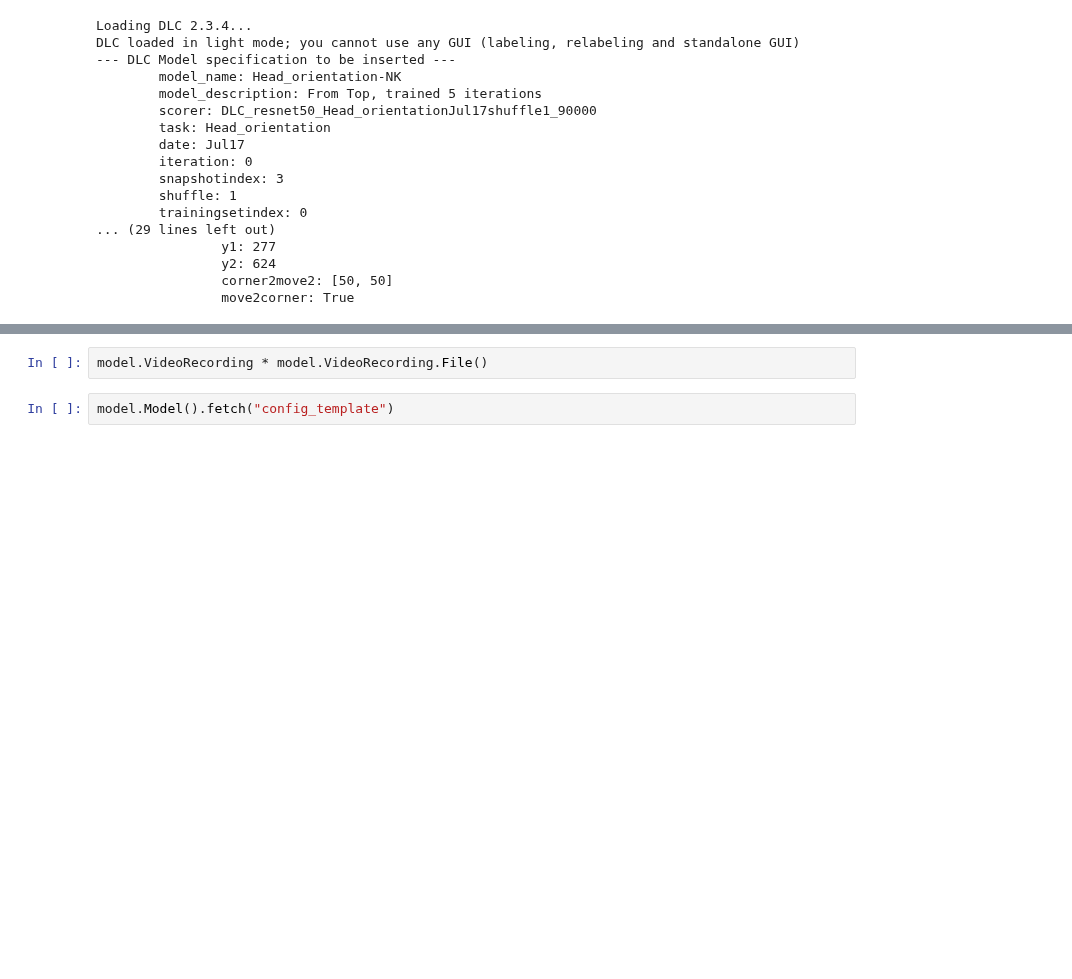
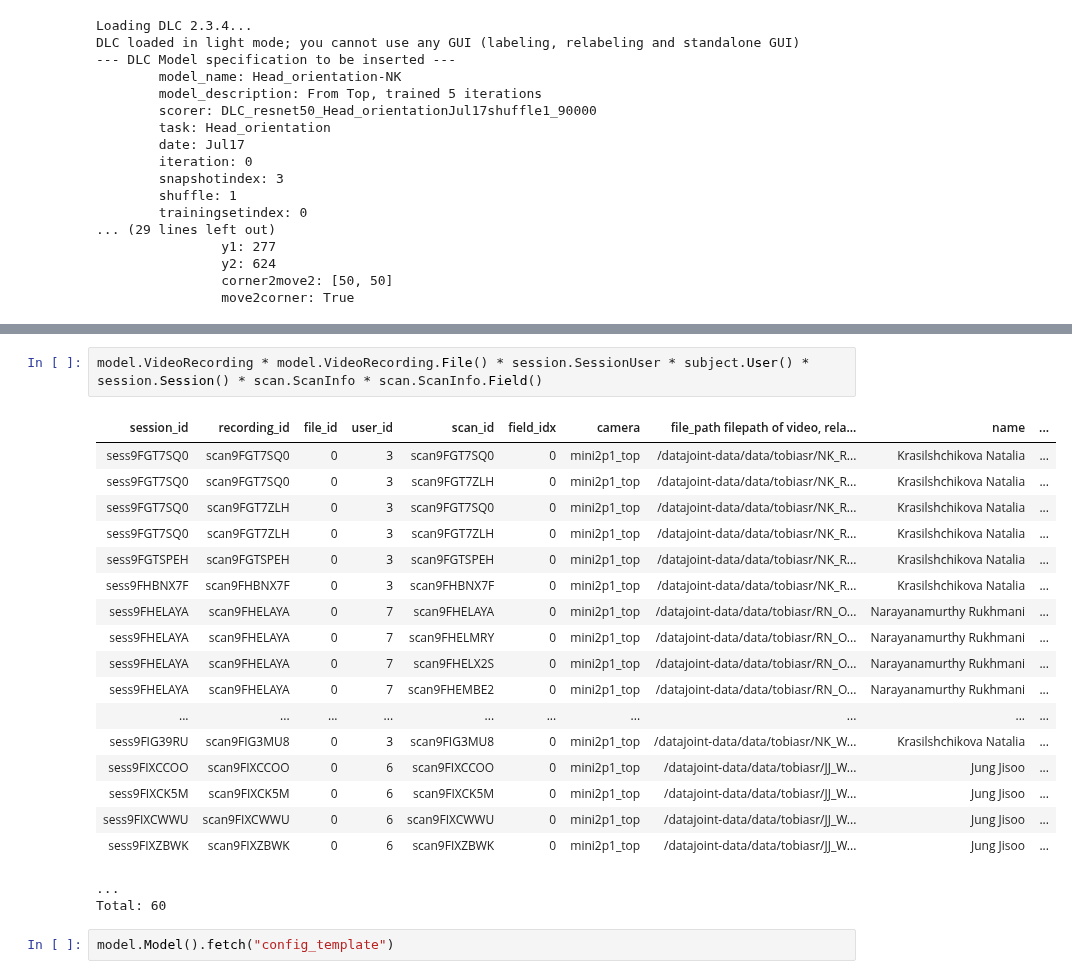
Before and after one commit to Gyepee/adamacs_jisooj, a Jupyter notebook: notebooks/05_DeepLabCut.ipynb, the cells around one changed output, grey strips where cells are left out. Cells and saved outputs as stored; diff of their text form; blank space fills up the shorter version.

```diff
--- a/notebooks/05_DeepLabCut.ipynb
+++ b/notebooks/05_DeepLabCut.ipynb
@@ -362,5 +368,25 @@ model.Model()
 # %%
-model.VideoRecording * model.VideoRecording.File()
+model.VideoRecording * model.VideoRecording.File() * session.SessionUser * subject.User() * session.Session() * scan.ScanInfo * scan.ScanInfo.Field()
+# %% [output]
+| session_id | recording_id | file_id | user_id | scan_id | field_idx | camera | file_path filepath of video, rela... | name | ... |
+| sess9FGT7SQ0 | scan9FGT7SQ0 | 0 | 3 | scan9FGT7SQ0 | 0 | mini2p1_top | /datajoint-data/data/tobiasr/NK_R... | Krasilshchikova Natalia | ... |
+| sess9FGT7SQ0 | scan9FGT7SQ0 | 0 | 3 | scan9FGT7ZLH | 0 | mini2p1_top | /datajoint-data/data/tobiasr/NK_R... | Krasilshchikova Natalia | ... |
+| sess9FGT7SQ0 | scan9FGT7ZLH | 0 | 3 | scan9FGT7SQ0 | 0 | mini2p1_top | /datajoint-data/data/tobiasr/NK_R... | Krasilshchikova Natalia | ... |
+| sess9FGT7SQ0 | scan9FGT7ZLH | 0 | 3 | scan9FGT7ZLH | 0 | mini2p1_top | /datajoint-data/data/tobiasr/NK_R... | Krasilshchikova Natalia | ... |
+| sess9FGTSPEH | scan9FGTSPEH | 0 | 3 | scan9FGTSPEH | 0 | mini2p1_top | /datajoint-data/data/tobiasr/NK_R... | Krasilshchikova Natalia | ... |
+| sess9FHBNX7F | scan9FHBNX7F | 0 | 3 | scan9FHBNX7F | 0 | mini2p1_top | /datajoint-data/data/tobiasr/NK_R... | Krasilshchikova Natalia | ... |
+| sess9FHELAYA | scan9FHELAYA | 0 | 7 | scan9FHELAYA | 0 | mini2p1_top | /datajoint-data/data/tobiasr/RN_O... | Narayanamurthy Rukhmani | ... |
+| sess9FHELAYA | scan9FHELAYA | 0 | 7 | scan9FHELMRY | 0 | mini2p1_top | /datajoint-data/data/tobiasr/RN_O... | Narayanamurthy Rukhmani | ... |
+| sess9FHELAYA | scan9FHELAYA | 0 | 7 | scan9FHELX2S | 0 | mini2p1_top | /datajoint-data/data/tobiasr/RN_O... | Narayanamurthy Rukhmani | ... |
+| sess9FHELAYA | scan9FHELAYA | 0 | 7 | scan9FHEMBE2 | 0 | mini2p1_top | /datajoint-data/data/tobiasr/RN_O... | Narayanamurthy Rukhmani | ... |
+| ... | ... | ... | ... | ... | ... | ... | ... | ... | ... |
+| sess9FIG39RU | scan9FIG3MU8 | 0 | 3 | scan9FIG3MU8 | 0 | mini2p1_top | /datajoint-data/data/tobiasr/NK_W... | Krasilshchikova Natalia | ... |
+| sess9FIXCCOO | scan9FIXCCOO | 0 | 6 | scan9FIXCCOO | 0 | mini2p1_top | /datajoint-data/data/tobiasr/JJ_W... | Jung Jisoo | ... |
+| sess9FIXCK5M | scan9FIXCK5M | 0 | 6 | scan9FIXCK5M | 0 | mini2p1_top | /datajoint-data/data/tobiasr/JJ_W... | Jung Jisoo | ... |
+| sess9FIXCWWU | scan9FIXCWWU | 0 | 6 | scan9FIXCWWU | 0 | mini2p1_top | /datajoint-data/data/tobiasr/JJ_W... | Jung Jisoo | ... |
+| sess9FIXZBWK | scan9FIXZBWK | 0 | 6 | scan9FIXZBWK | 0 | mini2p1_top | /datajoint-data/data/tobiasr/JJ_W... | Jung Jisoo | ... |
+...
+Total: 60
 # %%
 model.Model().fetch("config_template")
 # %%
```
Also changed, not shown: parts of 8 cells of this notebook, 1 other file.
